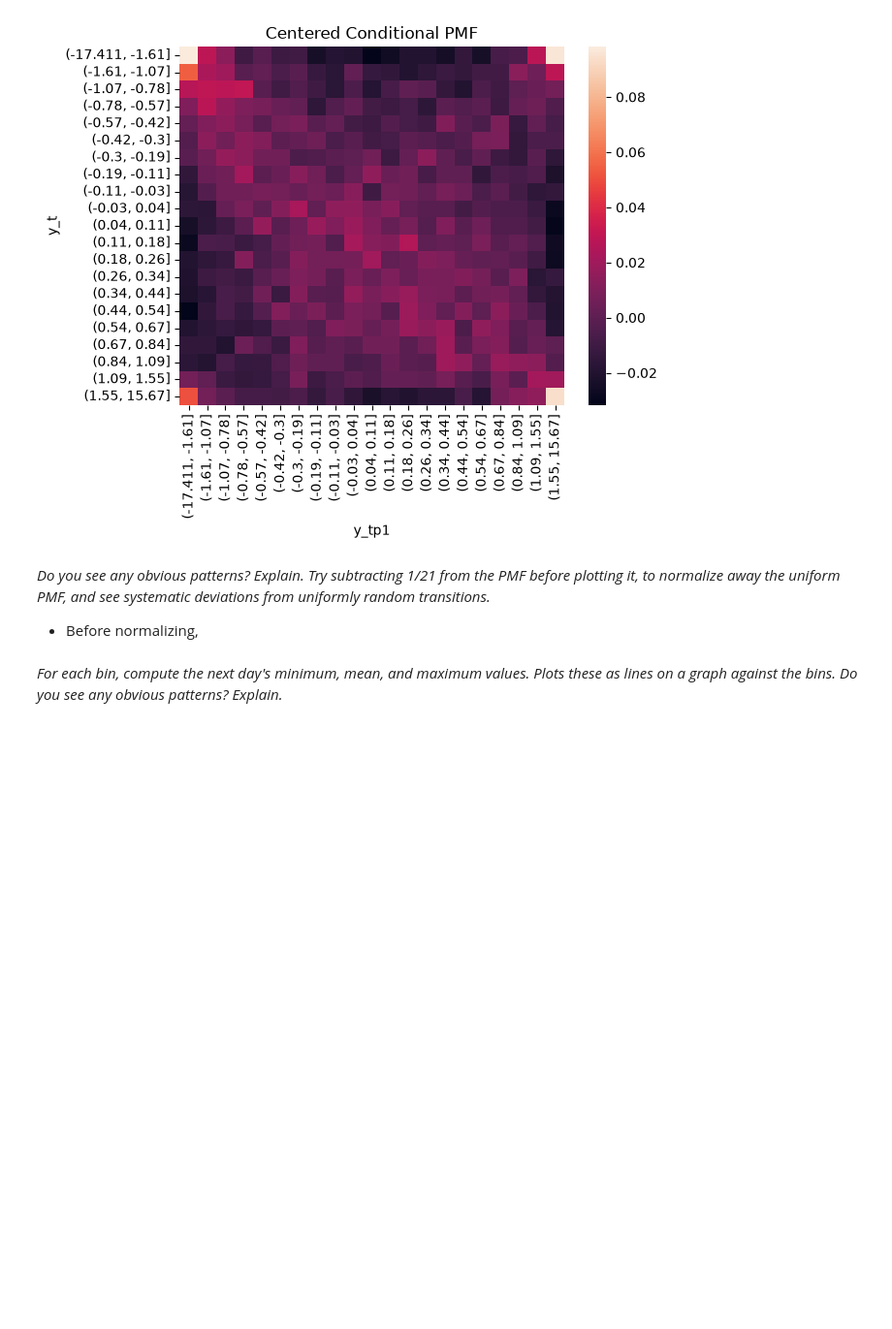
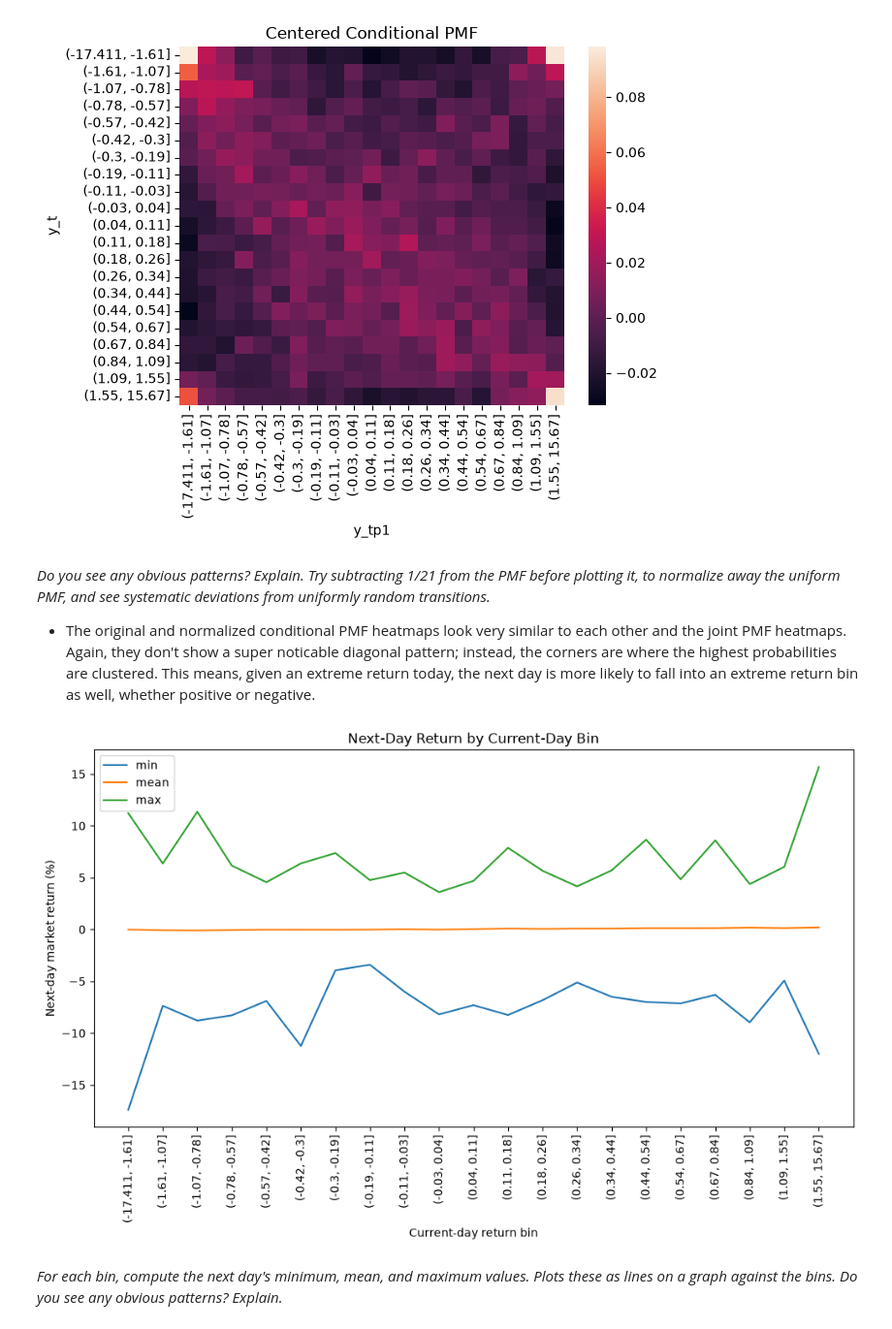
Before and after one commit to ae-phillips/uu_markov, a Jupyter notebook: lab_1/lab.ipynb, the cells around one changed output. Shown at 97% size. Drawn from its saved outputs; the diff is of its cells as text; code cells hidden in the pictures; blank space fills up the shorter version.

```diff
--- a/lab_1/lab.ipynb
+++ b/lab_1/lab.ipynb
@@ -324,9 +324,33 @@ sns.heatmap(tab_centered).set(title='Centered Conditional PMF')
 [figure]
 # %% [markdown]
 *Do you see any obvious patterns? Explain. Try subtracting 1/21 from the PMF before plotting it, to normalize away the uniform PMF, and see systematic deviations from uniformly random transitions.*
-* Before normalizing,
+* The original and normalized conditional PMF heatmaps look very similar to each other and the joint PMF heatmaps. Again, they don't show a super noticable diagonal pattern; instead, the corners are where the highest probabilities are clustered. This means, given an extreme return today, the next day is more likely to fall into an extreme return bin as well, whether positive or negative.
 # %%
 # compute min, mean, max values
+
+## I HAD CHAT-GPT HELP ME FIGURE OUT HOW TO PLOT THIS
+
+stats = (
+    df.groupby("y_t", observed=False)["market_return_pct_tp1"]
+      .describe()[["min", "mean", "max"]]
+)
+
+stats.plot(figsize=(12, 6))
+
+plt.xticks(
+    ticks=range(len(stats)),
+    labels=stats.index.astype(str),
+    rotation=90
+)
+
+plt.xlabel("Current-day return bin")
+plt.ylabel("Next-day market return (%)")
+plt.title("Next-Day Return by Current-Day Bin")
+plt.xticks(rotation=90)
+
+plt.show()
+# %% [output]
+[figure, added]
 # %% [markdown]
 *For each bin, compute the next day's minimum, mean, and maximum values. Plots these as lines on a graph against the bins. Do you see any obvious patterns? Explain.*
 # %%
```
Also changed, not shown: parts of 2 cells of this notebook.
